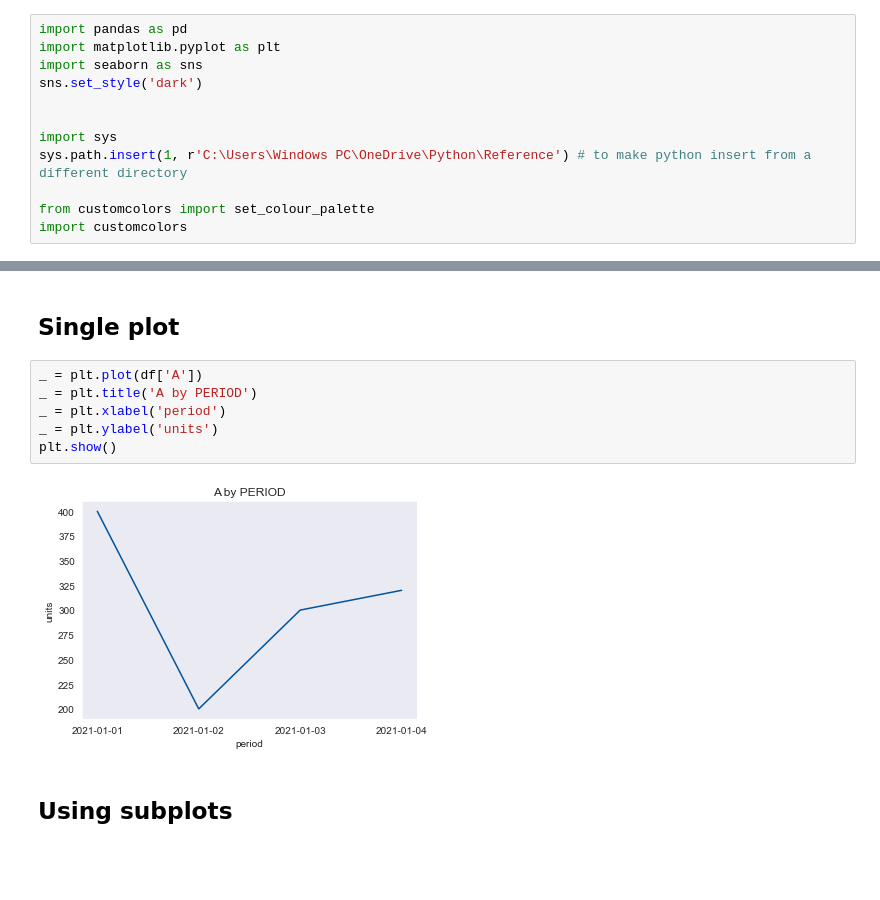
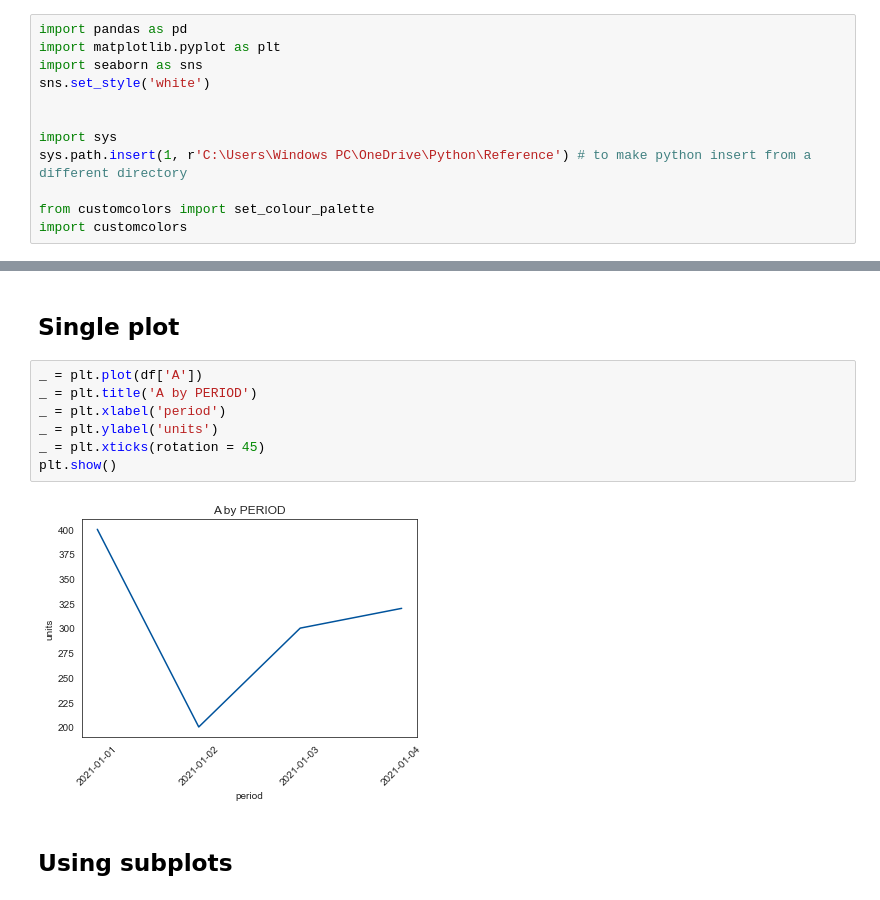
Before and after one commit to wohzazz/hello-world, a Jupyter notebook: Line Chart Master.ipynb, the cells around one changed output, grey strips where cells are left out. Drawn from its saved outputs; the diff is of its cells as text; blank space fills up the shorter version.

```diff
--- a/Line Chart Master.ipynb
+++ b/Line Chart Master.ipynb
@@ -5,7 +9,7 @@
 import pandas as pd
 import matplotlib.pyplot as plt
 import seaborn as sns
-sns.set_style('dark')
+sns.set_style('white')
 
 
 import sys
@@ -51,11 +54,12 @@ df
 # %%
 _ = plt.plot(df['A'])
 _ = plt.title('A by PERIOD')
 _ = plt.xlabel('period')
 _ = plt.ylabel('units')
+_ = plt.xticks(rotation = 45)
 plt.show()
 # %% [output]
-[figure, old version]
+[figure, new version]
 # %% [markdown]
 ## Using subplots
 # %%
```
Also changed, not shown: parts of 12 cells of this notebook.
